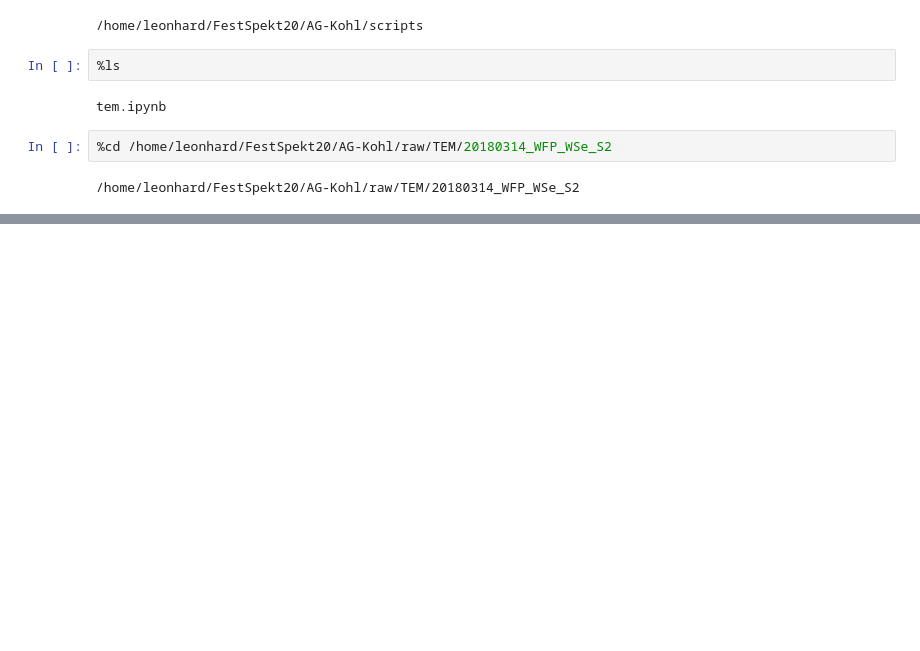
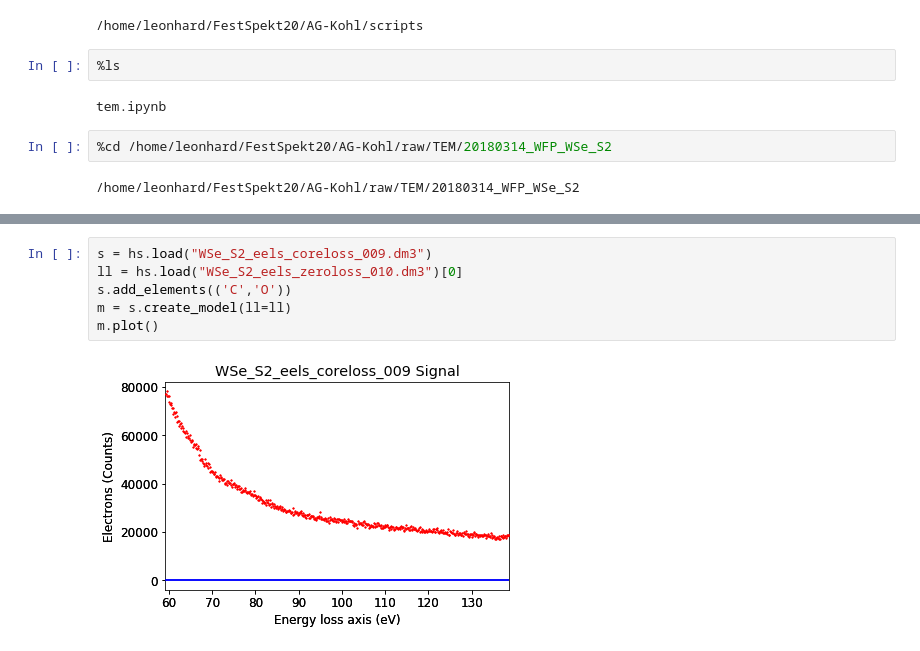
Before and after one commit to Br0Fi/FestSpekt20, a Jupyter notebook: AG-Kohl/scripts/tem.ipynb, the cells around one changed output, grey strips where cells are left out. Cells and saved outputs as stored; diff of their text form; blank space fills up the shorter version.

```diff
--- a/AG-Kohl/scripts/tem.ipynb
+++ b/AG-Kohl/scripts/tem.ipynb
@@ -182,3 +107,11 @@ for i,name in enumerate(namelist):
 [figure]
 [figure]
 [figure]
+# %%
+s = hs.load("WSe_S2_eels_coreloss_009.dm3")
+ll = hs.load("WSe_S2_eels_zeroloss_010.dm3")[0]
+s.add_elements(('C','O'))
+m = s.create_model(ll=ll)
+m.plot()
+# %% [output]
+[figure, added]
```
Also changed, not shown: parts of 5 cells of this notebook, 3 other files.
